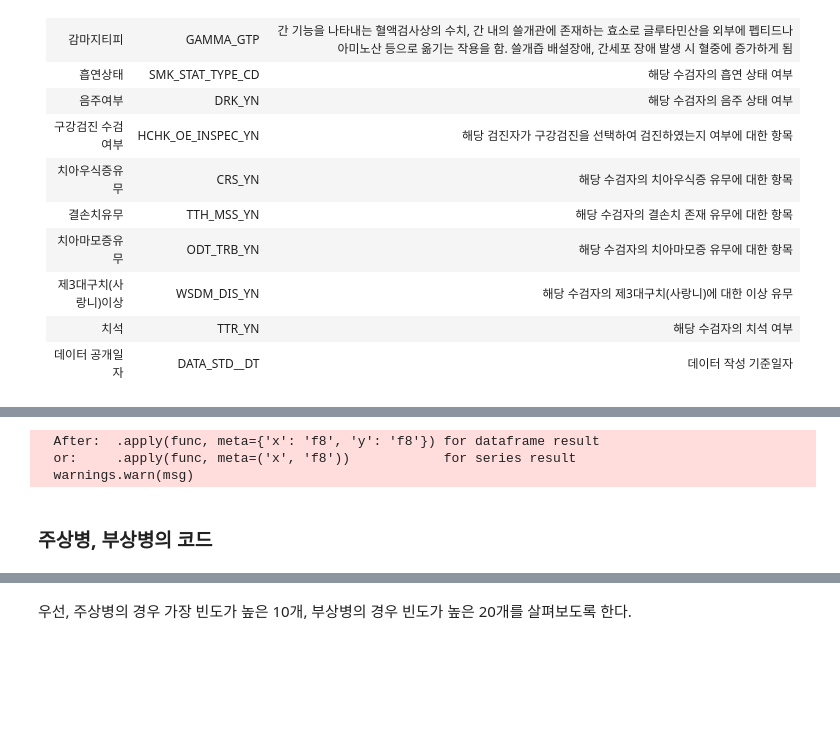
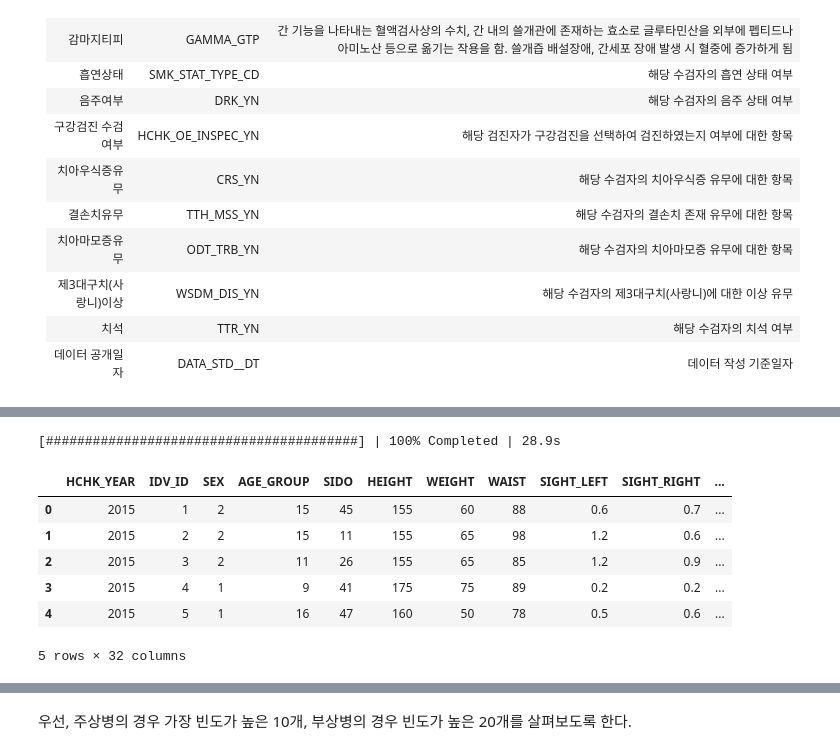
Before and after one commit to yolo0220/National_Health_Insurance_Sharing_Service_Project, a Jupyter notebook: Exploratory_Data_Analysis.ipynb, the cells around one changed output, grey strips where cells are left out. Cells and saved outputs as stored; diff of their text form; code cells hidden in the pictures; blank space fills up the shorter version.

```diff
--- a/Exploratory_Data_Analysis.ipynb
+++ b/Exploratory_Data_Analysis.ipynb
@@ -202,8 +222,15 @@ $$BMI = \frac{\text{몸무게(kg)}}{\text{키(m)}^2}$$
 # %%
-gj["BMI"] = gj.apply(lambda x: x.WEIGHT/((x.HEIGHT/100)**2), axis=1)
+gj["BMI"] = gj.apply(lambda x: x.WEIGHT/((x.HEIGHT/100)**2), axis=1, meta=('x','f8'))
+gj = gj.compute()
 # %% [output]
-  After:  .apply(func, meta={'x': 'f8', 'y': 'f8'}) for dataframe result
-  or:     .apply(func, meta=('x', 'f8'))            for series result
-  warnings.warn(msg)
+[########################################] | 100% Completed | 28.9s
-# %% [markdown]
-### 주상병, 부상병의 코드
+# %%
+gj.head(5)
+# %% [output]
+|  | HCHK_YEAR | IDV_ID | SEX | AGE_GROUP | SIDO | HEIGHT | WEIGHT | WAIST | SIGHT_LEFT | SIGHT_RIGHT | ... |
+| 0 | 2015 | 1 | 2 | 15 | 45 | 155 | 60 | 88 | 0.6 | 0.7 | ... |
+| 1 | 2015 | 2 | 2 | 15 | 11 | 155 | 65 | 98 | 1.2 | 0.6 | ... |
+| 2 | 2015 | 3 | 2 | 11 | 26 | 155 | 65 | 85 | 1.2 | 0.9 | ... |
+| 3 | 2015 | 4 | 1 | 9 | 41 | 175 | 75 | 89 | 0.2 | 0.2 | ... |
+| 4 | 2015 | 5 | 1 | 16 | 47 | 160 | 50 | 78 | 0.5 | 0.6 | ... |
+5 rows × 32 columns
```
Also changed, not shown: parts of 13 cells of this notebook.
